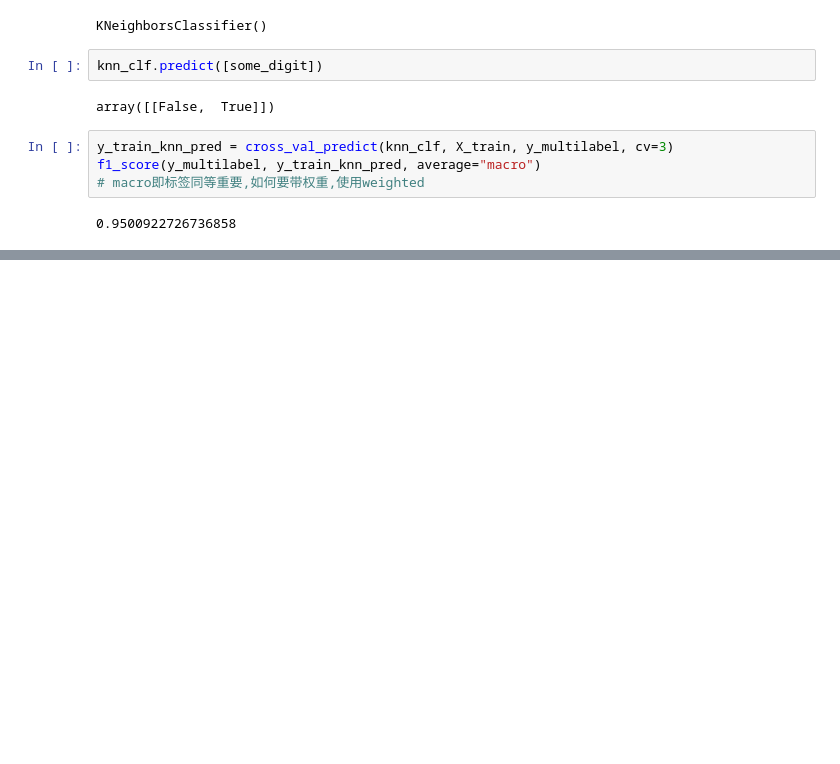
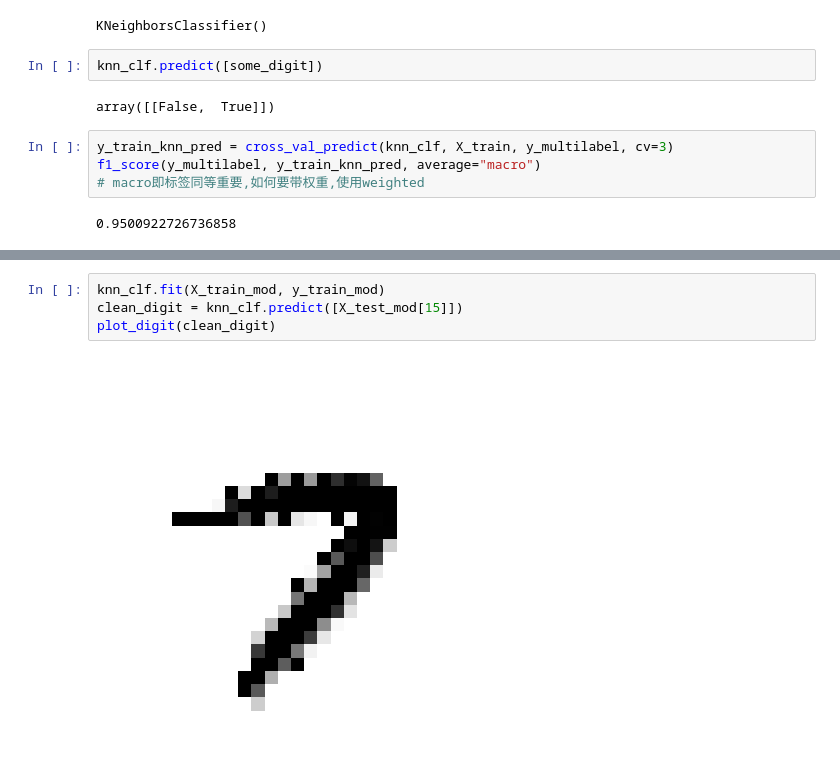
Before and after one commit to Sisyphus117/handson-ml2-labs, a Jupyter notebook: classification.ipynb, the cells around one changed output, grey strips where cells are left out. Saved outputs shown, nothing was run; the diff lists cells and outputs as text; blank space fills up the shorter version.

```diff
--- a/classification.ipynb
+++ b/classification.ipynb
@@ -411,0 +435,6 @@ f1_score(y_multilabel, y_train_knn_pred, average="macro")
+# %%
+knn_clf.fit(X_train_mod, y_train_mod)
+clean_digit = knn_clf.predict([X_test_mod[15]])
+plot_digit(clean_digit)
+# %% [output]
+[figure, added]
```
Also changed, not shown: parts of 13 cells of this notebook, 7 other files.
